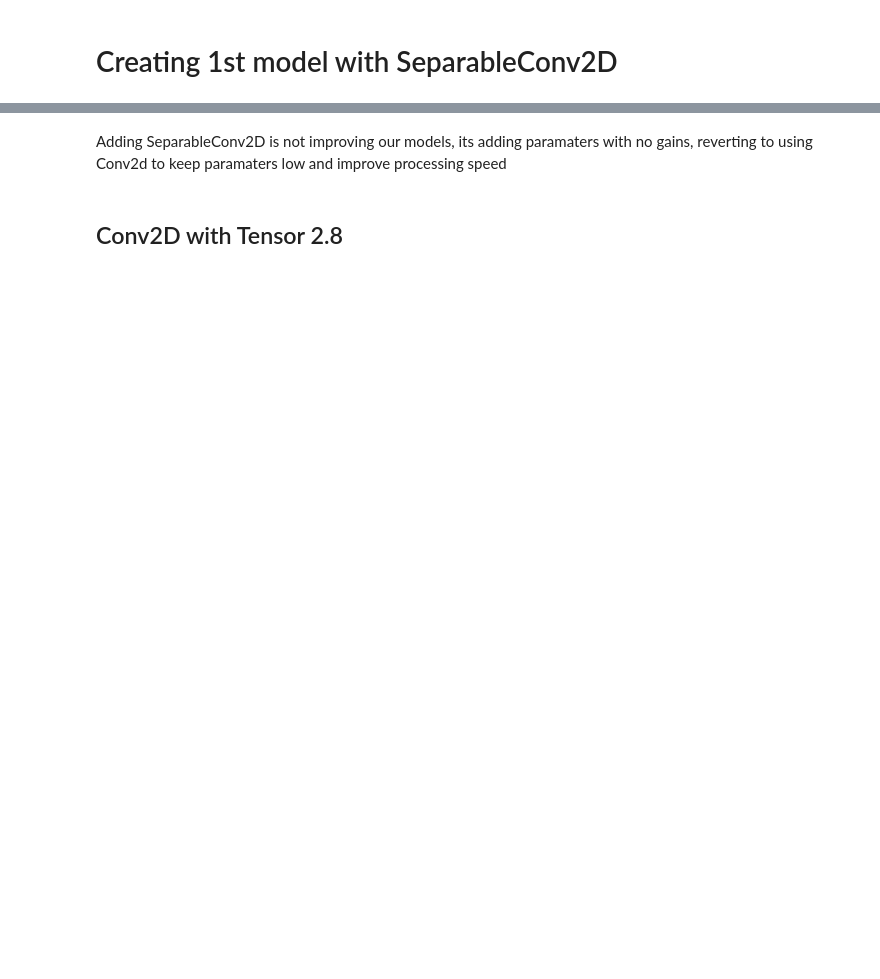
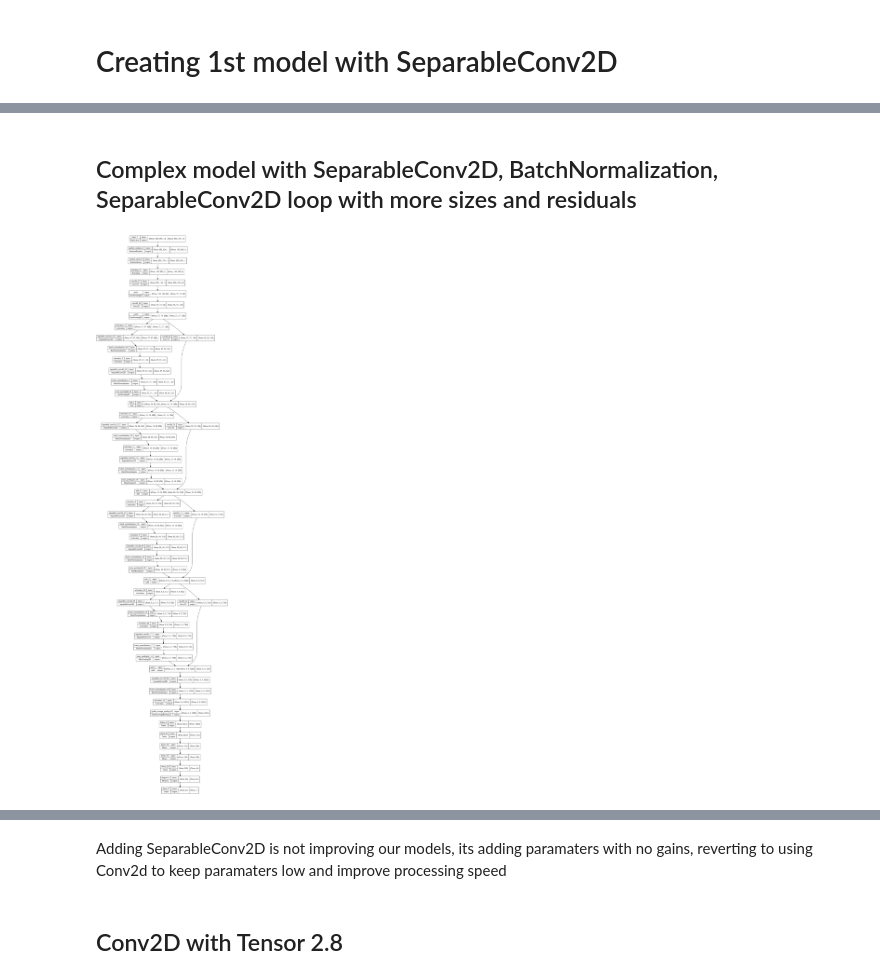
Before and after one commit to UpGoerFive/Diagnosing-Pneumonia_CNN, a Jupyter notebook: Final_Notebook.ipynb, the cells around one changed output, grey strips where cells are left out. Saved outputs shown, nothing was run; the diff lists cells and outputs as text; code cells hidden in the pictures; blank space fills up the shorter version.

```diff
--- a/Final_Notebook.ipynb
+++ b/Final_Notebook.ipynb
@@ -404,2 +585,66 @@ keras.utils.plot_model(model3, show_shapes=True)
+# %% [markdown]
+## Complex model with SeparableConv2D, BatchNormalization, SeparableConv2D loop with more sizes and residuals
+# %%
+def make_model(input_shape, num_classes):
+    inputs = keras.Input(shape=input_shape)
+    # Image augmentation block
+    x = layers.RandomRotation(0.6)(inputs)
+    x = layers.RandomZoom(0.3)(x)
+
+
+    x = layers.Rescaling(1./255)(x)
+    x = Conv2D(64, 3, activation='relu', padding='same')(x)
+    x = MaxPooling2D((2,2), name='pool1')(x)
+
+    x = Conv2D(128, 3, activation='relu', padding='same')(x)
+    x = MaxPooling2D((2,2), name='pool2')(x)
+
+
+    previous_block_activation = x  # Set aside residual
+    for size in [128, 256, 512, 728]:
+        x = layers.Activation("relu")(x)
+        x = layers.SeparableConv2D(size, 3, padding="same")(x)
+        x = layers.BatchNormalization()(x)
+
+        x = layers.Activation("relu")(x)
+        x = layers.SeparableConv2D(size, 3, padding="same")(x)
+        x = layers.BatchNormalization()(x)
+
+        x = layers.MaxPooling2D(3, strides=2, padding="same")(x)
+
+        # Project residual
+        residual = layers.Conv2D(size, 1, strides=2, padding="same")(
+            previous_block_activation
+        )
+        x = layers.add([x, residual])  # Add back residual
+        previous_block_activation = x  # Set aside next residual
+
+    x = layers.SeparableConv2D(1024, 3, padding="same")(x)
+    x = layers.BatchNormalization()(x)
+    x = layers.Activation("relu")(x)
+    x = layers.GlobalAveragePooling2D()(x)
+
+    x = Flatten()(x)
+    x = Dense(512, activation='relu')(x)
+    x = Dense(256, activation='relu')(x)
+    x = Dense(128, activation='relu')(x)
+    x = Dense(64, activation='relu')(x)
+
+    if num_classes == 2:
+        activation = "sigmoid"
+        units = 1
+    else:
+        activation = "softmax"
+        units = num_classes
+
+    x = layers.Dropout(0.5)(x)
+    outputs = layers.Dense(units, activation=activation)(x)
+    return keras.Model(inputs, outputs)
+
+
+model3 = make_model(input_shape=(image_size) + (1,), num_classes=2)
+keras.utils.plot_model(model3, show_shapes=True)
+# %% [output]
+[figure, added]
 # %%
 model3.summary()
```
Also changed, not shown: parts of 34 cells of this notebook.
